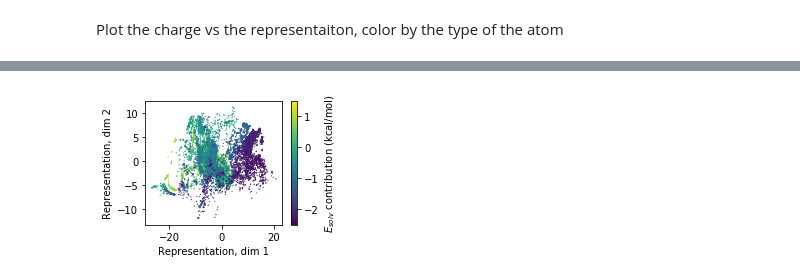
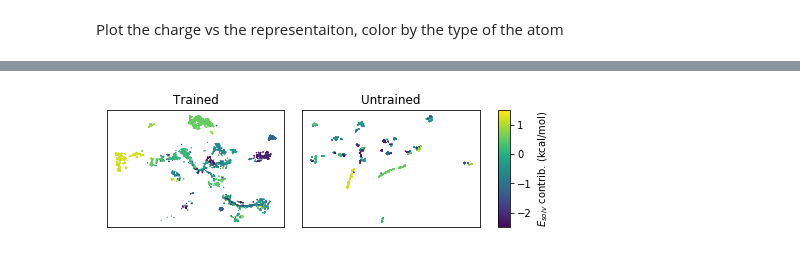
Before and after one commit to globus-labs/solvation-energy-ml, a Jupyter notebook: learned-representations/0_functional-group-representations.ipynb, the cells around one changed output, grey strips where cells are left out. Saved outputs shown, nothing was run; the diff lists cells and outputs as text; code cells hidden in the pictures.

```diff
--- a/learned-representations/0_functional-group-representations.ipynb
+++ b/learned-representations/0_functional-group-representations.ipynb
@@ -151,5 +158,5 @@ def get_representation(model, conv, smiles):
     g = GraphSequence([conv.construct_feature_matrices(smiles)])
 
     # Pipe the sequence through the model
-    return rep_model.predict_on_batch(g[0])
+    return model.predict_on_batch(g[0])
 # %%
@@ -235,7 +249,10 @@ distances impact the model
 # %%
 for d in tqdm([1, 2]):
     # Fit model
-    isomap = Isomap(n_components=d, n_neighbors=64, n_jobs=-1)
+    isomap = Pipeline([
+        ('scale', RobustScaler()),
+        ('isomap', Isomap(n_components=d, n_neighbors=64, n_jobs=-1))
+    ])
     isomap.fit_transform(downsampled_reps)
 
     # Apply it to all subsets
@@ -264,4 +302,2 @@ fig.tight_layout()
 # %% [markdown]
 Plot the charge vs the representaiton, color by the type of the atom
-# %%
-groups['mean_charge'] = groups['charges'].apply(np.mean)
@@ -301,14 +323,0 @@ fig.savefig(os.path.join('figures', 'atom-rep-vs-charge-plot.png'), dpi=320)
-# %%
-fig, ax = plt.subplots(figsize=(3.5, 3.5))
-
-for (gid, group), color in zip(groups.query('name!=None and type=="C"').groupby('name'), prop_cycle.by_key()["color"]):
-    c = np.array(np.multiply((np.repeat((5 - group['degree'] + 1) / 5, group['count']))[:, None], [colors.to_rgb(color)]), dtype=float)
-    ax.scatter(np.concatenate(group['rep_2d'])[:, 0], np.concatenate(group['rep_2d'])[:, 1],
-               c=c, s=1.5, alpha=1, edgecolor='none')
-    ax.scatter([], [], label=gid, )
-ax.legend(ncol=2, fontsize=8)
-
-ax.set_ylabel('Representation, dim 1')
-ax.set_xlabel('Representation, dim 2')
-fig.tight_layout()
-fig.savefig(os.path.join('figures', 'atom-2d-rep.png'), dpi=320)
@@ -317,17 +324,21 @@ fig.savefig(os.path.join('figures', 'atom-2d-rep.png'), dpi=320)
 # %%
-fig, ax = plt.subplots(figsize=(3.5, 2.5))
+fig, axs = plt.subplots(1, 3, figsize=(6.5, 2.2), gridspec_kw={'width_ratios': [1, 1, 0.07]})
 
-for gid, group in groups.query('name!=None and type=="C"').groupby('smarts'):
-    c = np.repeat(group['coef'], group['count'])
-    c= ax.scatter(np.concatenate(group['rep_2d'])[:, 0], np.concatenate(group['rep_2d'])[:, 1],
-                  c=c, s=1.5, edgecolor='none', vmin=-2.5, vmax=1.5, zorder=-float(group['coef']))
+for r, ax in zip(['reps', 'ureps'], axs):
+    for gid, group in groups.query('type=="C"').groupby('smarts'):
+        c = np.repeat(group['coef'], group['count'])
+        X = np.concatenate(group[f'tsne_{r}'])
+        c= ax.scatter(X[:, 0], X[:, 1],
+                      c=c, s=1.5, edgecolor='none', vmin=-2.5, vmax=1.5, zorder=-float(group['coef']))
+    ax.set_title('Trained' if r == 'reps' else 'Untrained')
 
 c = ax.scatter([], [], c=[], vmin=-2.5, vmax=1.5)
+for ax in axs[:2]:
+    ax.set_xticks([])
+    ax.set_yticks([])
 
-fig.colorbar(c, label='$E_{solv}$ contribution (kcal/mol)')
-ax.set_ylabel('Representation, dim 2')
-ax.set_xlabel('Representation, dim 1')
+fig.colorbar(c, label='$E_{solv}$ contrib. (kcal/mol)', cax=axs[2])
 fig.tight_layout()
 fig.savefig(os.path.join('figures', 'atom-rep-vs-contrib-plot.png'), dpi=320)
 # %% [output]
-[figure, old version]
+[figure, new version]
```
Also changed, not shown: parts of 18 cells of this notebook, 4 other files.
